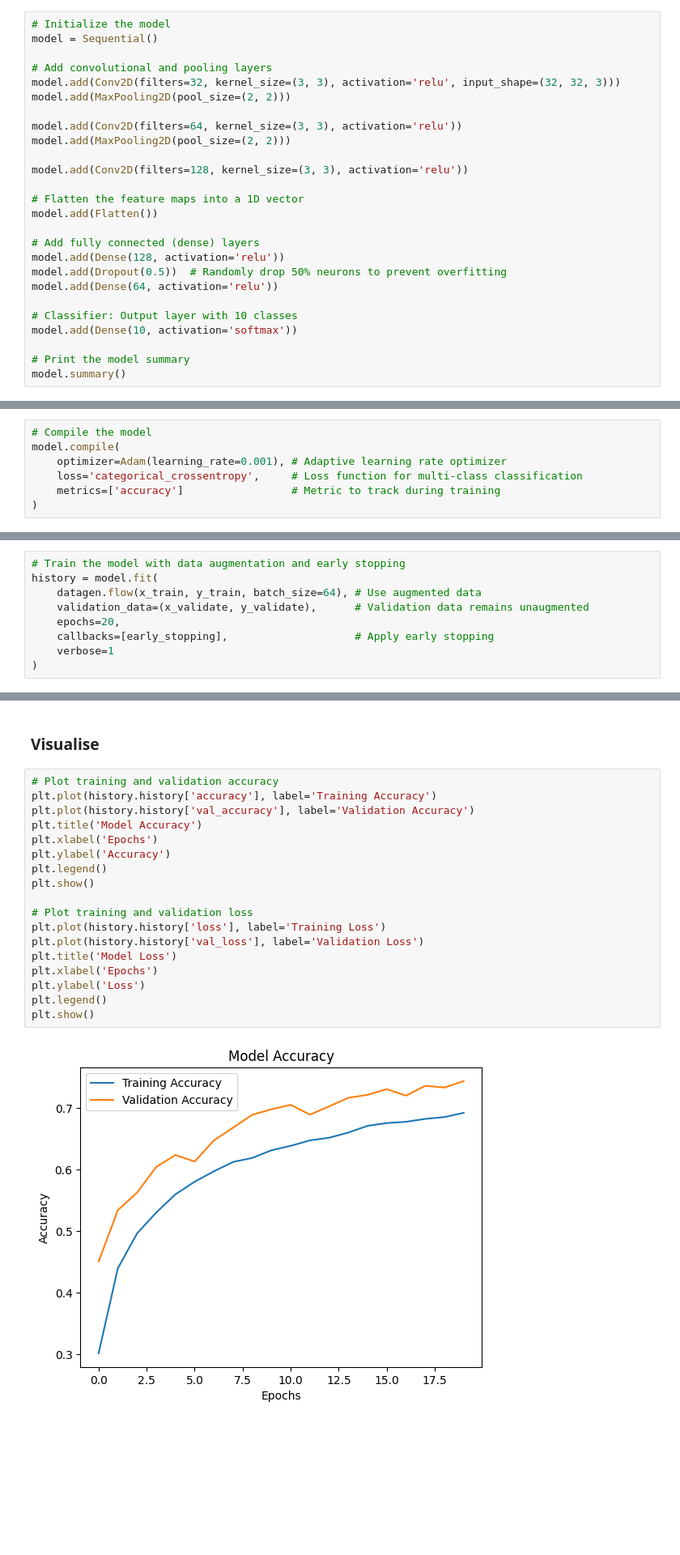
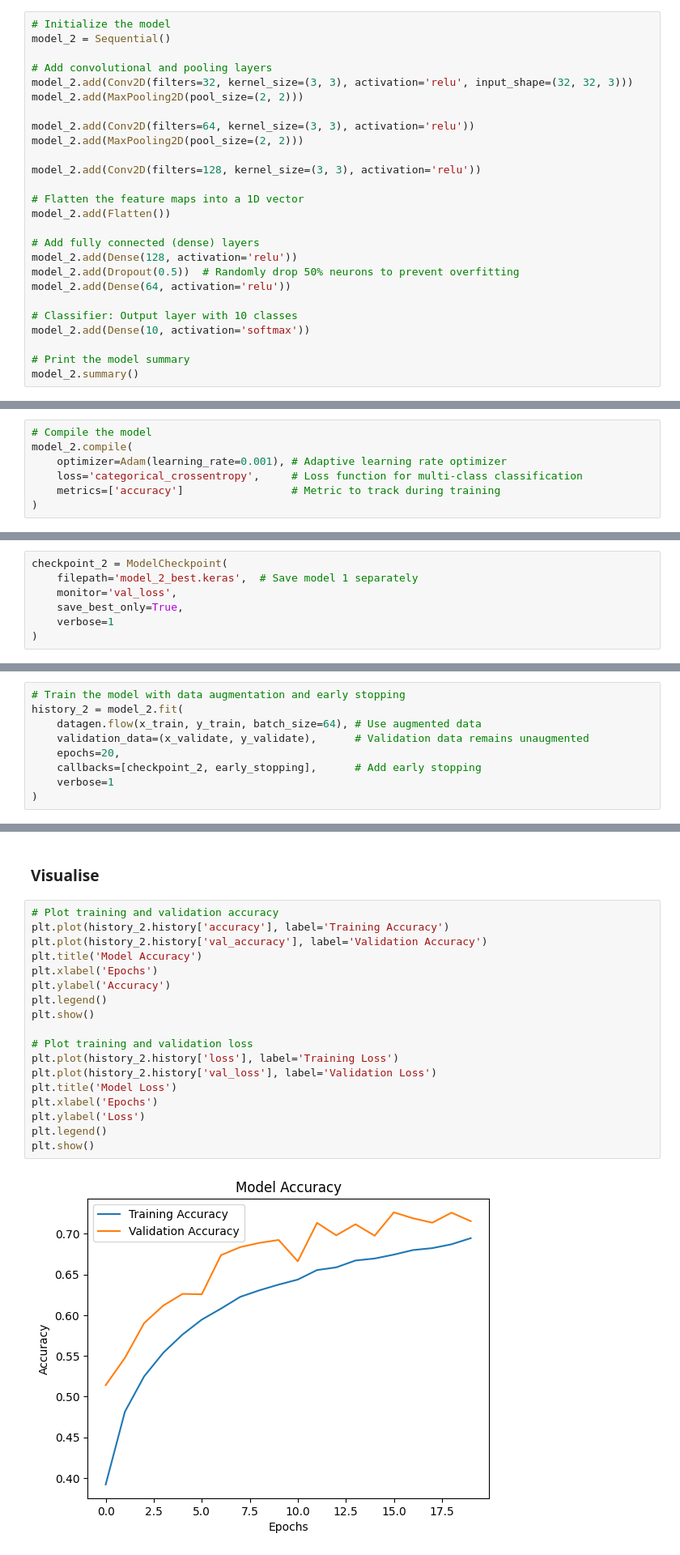
Before and after one commit to mariaingold/ObjectRecognition, a Jupyter notebook: 11_object_recognition.ipynb, the cells around one changed output, grey strips where cells are left out. Shown at 81% size. Drawn from its saved outputs; the diff is of its cells as text; blank space fills up the shorter version.

Commit message:
Update Model 2

```diff
--- a/11_object_recognition.ipynb
+++ b/11_object_recognition.ipynb
@@ -511,30 +507,30 @@ Comparison: Validation loss
 ### Neural Network Architecture
 # %%
 # Initialize the model
-model = Sequential()
+model_2 = Sequential()
 
 # Add convolutional and pooling layers
-model.add(Conv2D(filters=32, kernel_size=(3, 3), activation='relu', input_shape=(32, 32, 3)))
-model.add(MaxPooling2D(pool_size=(2, 2)))
+model_2.add(Conv2D(filters=32, kernel_size=(3, 3), activation='relu', input_shape=(32, 32, 3)))
+model_2.add(MaxPooling2D(pool_size=(2, 2)))
 
-model.add(Conv2D(filters=64, kernel_size=(3, 3), activation='relu'))
-model.add(MaxPooling2D(pool_size=(2, 2)))
+model_2.add(Conv2D(filters=64, kernel_size=(3, 3), activation='relu'))
+model_2.add(MaxPooling2D(pool_size=(2, 2)))
 
-model.add(Conv2D(filters=128, kernel_size=(3, 3), activation='relu'))
+model_2.add(Conv2D(filters=128, kernel_size=(3, 3), activation='relu'))
 
 # Flatten the feature maps into a 1D vector
-model.add(Flatten())
+model_2.add(Flatten())
 
 # Add fully connected (dense) layers
-model.add(Dense(128, activation='relu'))
-model.add(Dropout(0.5))  # Randomly drop 50% neurons to prevent overfitting
-model.add(Dense(64, activation='relu'))
+model_2.add(Dense(128, activation='relu'))
+model_2.add(Dropout(0.5))  # Randomly drop 50% neurons to prevent overfitting
+model_2.add(Dense(64, activation='relu'))
 
 # Classifier: Output layer with 10 classes
-model.add(Dense(10, activation='softmax'))
+model_2.add(Dense(10, activation='softmax'))
 
 # Print the model summary
-model.summary()
+model_2.summary()
 # %% [output]
 Model: "sequential"
 ┏━━━━━━━━━━━━━━━━━━━━━━━━━━━━━━━━━━━━━━┳━━━━━━━━━━━━━━━━━━━━━━━━━━━━━┳━━━━━━━━━━━━━━━━━┓
@@ -561,7 +557,7 @@ Model: "sequential"
 ### Compile the Model
 # %%
 # Compile the model
-model.compile(
+model_2.compile(
     optimizer=Adam(learning_rate=0.001), # Adaptive learning rate optimizer
     loss='categorical_crossentropy',     # Loss function for multi-class classification
     metrics=['accuracy']                 # Metric to track during training
@@ -591,12 +589,19 @@ early_stopping = EarlyStopping(
+# %%
+checkpoint_2 = ModelCheckpoint(
+    filepath='model_2_best.keras',  # Save model 1 separately
+    monitor='val_loss',
+    save_best_only=True,
+    verbose=1
+)
 # %% [markdown]
 ### Train and Validate
 # %%
 # Train the model with data augmentation and early stopping
-history = model.fit(
+history_2 = model_2.fit(
     datagen.flow(x_train, y_train, batch_size=64), # Use augmented data
     validation_data=(x_validate, y_validate),      # Validation data remains unaugmented
     epochs=20,
-    callbacks=[early_stopping],                    # Apply early stopping
+    callbacks=[checkpoint_2, early_stopping],      # Add early stopping
     verbose=1
 )
 # %% [output]
@@ -622,21 +626,21 @@ Epoch 20/20
 ### Visualise
 # %%
 # Plot training and validation accuracy
-plt.plot(history.history['accuracy'], label='Training Accuracy')
-plt.plot(history.history['val_accuracy'], label='Validation Accuracy')
+plt.plot(history_2.history['accuracy'], label='Training Accuracy')
+plt.plot(history_2.history['val_accuracy'], label='Validation Accuracy')
 plt.title('Model Accuracy')
 plt.xlabel('Epochs')
 plt.ylabel('Accuracy')
 plt.legend()
 plt.show()
 
 # Plot training and validation loss
-plt.plot(history.history['loss'], label='Training Loss')
-plt.plot(history.history['val_loss'], label='Validation Loss')
+plt.plot(history_2.history['loss'], label='Training Loss')
+plt.plot(history_2.history['val_loss'], label='Validation Loss')
 plt.title('Model Loss')
 plt.xlabel('Epochs')
 plt.ylabel('Loss')
 plt.legend()
 plt.show()
 # %% [output]
-[figure, old version]
+[figure, new version]
```
Also changed, not shown: parts of 12 cells of this notebook.
